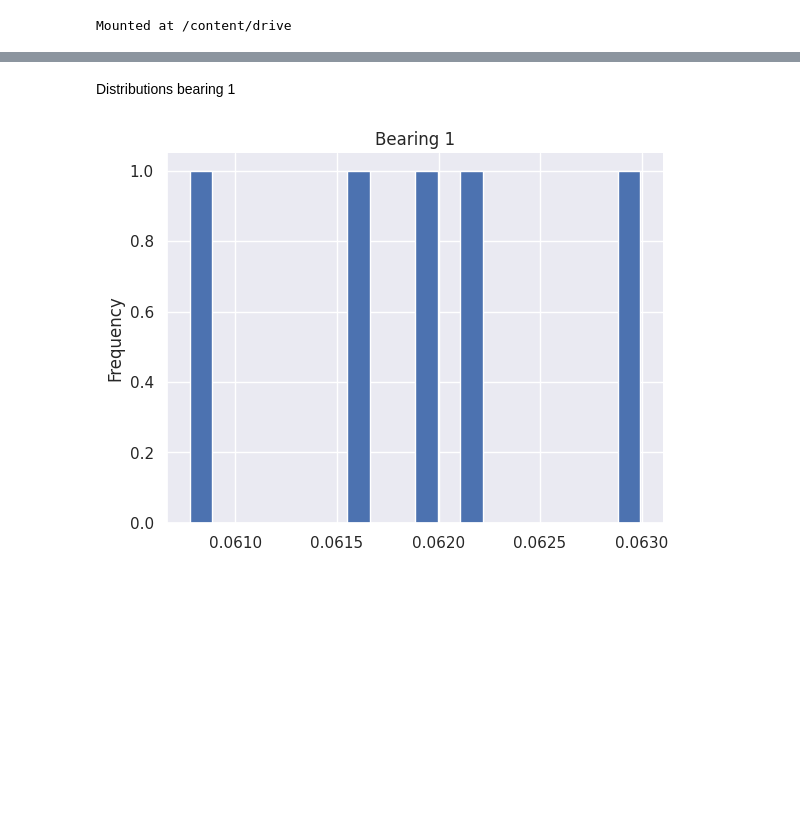
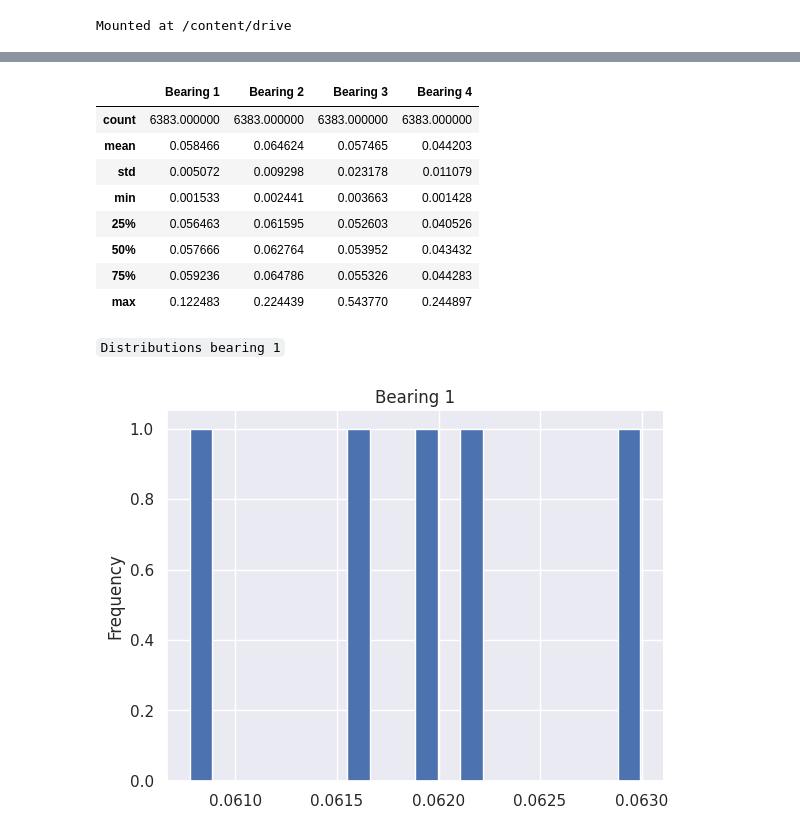
Before and after one commit to ThaiNguyenLongHai/Hai, a Jupyter notebook: Project_Bearing_Nasa_Dataset.ipynb, the cells around one changed output, grey strips where cells are left out. Drawn from its saved outputs; the diff is of its cells as text; code cells hidden in the pictures; blank space fills up the shorter version.

```diff
--- a/Project_Bearing_Nasa_Dataset.ipynb
+++ b/Project_Bearing_Nasa_Dataset.ipynb
@@ -119,3 +126,15 @@ merged_data.head()
+# %%
+merged_data.describe()
+# %% [output]
+|  | Bearing 1 | Bearing 2 | Bearing 3 | Bearing 4 |
+| count | 6383.000000 | 6383.000000 | 6383.000000 | 6383.000000 |
+| mean | 0.058466 | 0.064624 | 0.057465 | 0.044203 |
+| std | 0.005072 | 0.009298 | 0.023178 | 0.011079 |
+| min | 0.001533 | 0.002441 | 0.003663 | 0.001428 |
+| 25% | 0.056463 | 0.061595 | 0.052603 | 0.040526 |
+| 50% | 0.057666 | 0.062764 | 0.053952 | 0.043432 |
+| 75% | 0.059236 | 0.064786 | 0.055326 | 0.044283 |
+| max | 0.122483 | 0.224439 | 0.543770 | 0.244897 |
 # %% [markdown]
-Distributions bearing 1
+`Distributions bearing 1`
 # %%
```
Also changed, not shown: parts of 12 cells of this notebook.
